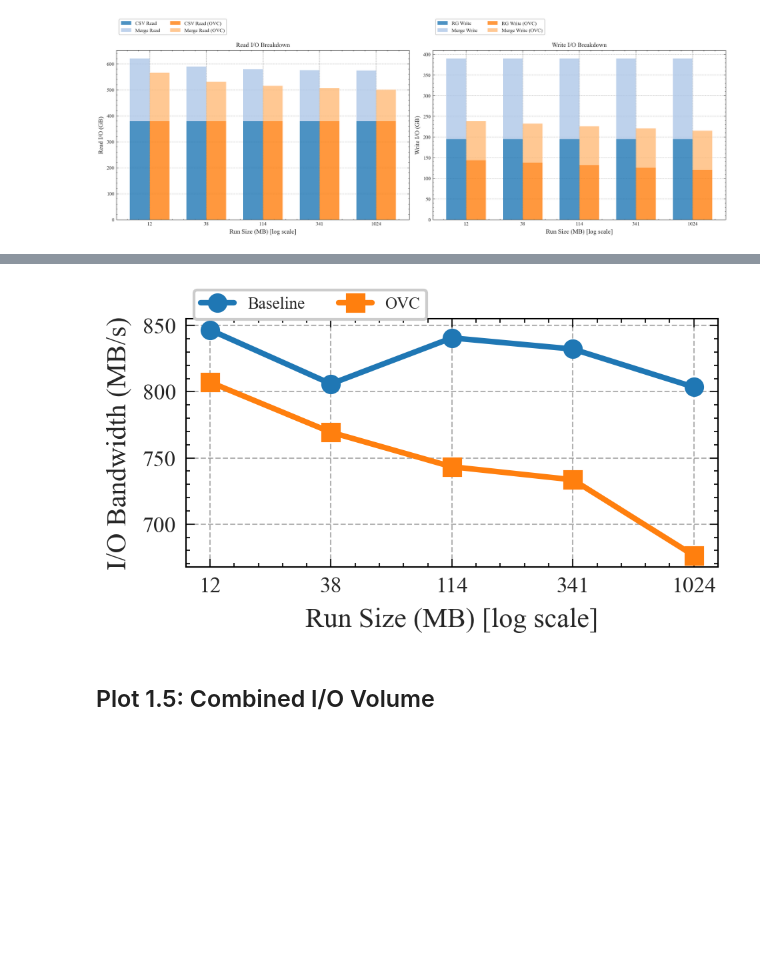
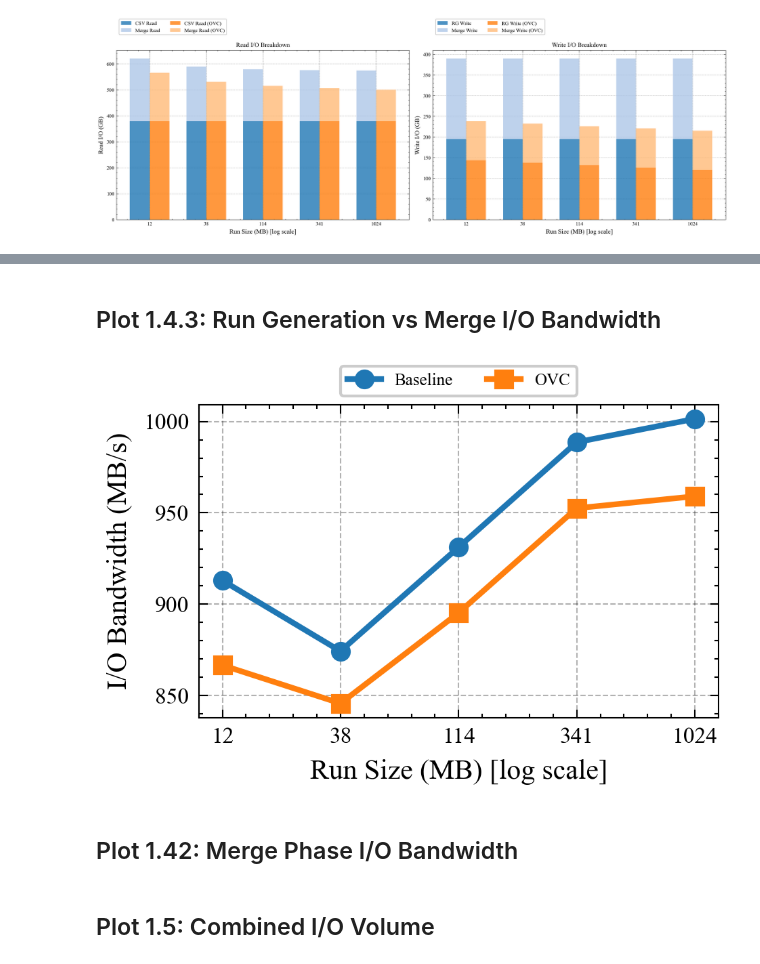
Before and after one commit to cmbenello/es, a Jupyter notebook: logs/run_length_analysis.ipynb, the cells around one changed output, grey strips where cells are left out. Drawn from its saved outputs; the diff is of its cells as text; code cells hidden in the pictures; blank space fills up the shorter version.

```diff
--- a/logs/run_length_analysis.ipynb
+++ b/logs/run_length_analysis.ipynb
@@ -318,31 +391,39 @@ plt.show()
+# %% [markdown]
+## Plot 1.4.3: Run Generation vs Merge I/O Bandwidth
 # %%
-# Calculate I/O bandwidth
-baseline_bandwidth_mbs = [(r['total_io_gb'] * 1024) / r['total_time_s'] for r in baseline_results]
-ovc_bandwidth_mbs = [(r['total_io_gb'] * 1024) / r['total_time_s'] for r in ovc_results]
+# Calculate Merge Phase I/O bandwidth
+# During merge: merge reads + merge writes
+baseline_m_io_gb = [(r['m_read_gb'] + r['m_write_gb']) for r in baseline_results]
+baseline_m_bandwidth_mbs = [(io_gb * 1024) / r['merge_time_s'] for io_gb, r in zip(baseline_m_io_gb, baseline_results)]
 
-# Create I/O Bandwidth plot
+ovc_m_io_gb = [(r['m_read_gb'] + r['m_write_gb']) for r in ovc_results]
+ovc_m_bandwidth_mbs = [(io_gb * 1024) / r['merge_time_s'] for io_gb, r in zip(ovc_m_io_gb, ovc_results)]
+
+# Create Merge Phase I/O Bandwidth plot
 fig, ax = plt.subplots()
 
 x = np.arange(len(baseline_run_sizes))
 
-# Plot I/O Bandwidth
-ax.plot(x, baseline_bandwidth_mbs, 'o-', linewidth=2, markersize=6,
+# Plot Merge Phase I/O Bandwidth
+ax.plot(x, baseline_m_bandwidth_mbs, 'o-', linewidth=2, markersize=6,
          label='Baseline', color='#1f77b4')
-ax.plot(x, ovc_bandwidth_mbs, 's-', linewidth=2, markersize=6,
+ax.plot(x, ovc_m_bandwidth_mbs, 's-', linewidth=2, markersize=6,
          label='OVC', color='#ff7f0e')
 
 ax.set_xlabel('Run Size (MB) [log scale]')
 ax.set_ylabel('I/O Bandwidth (MB/s)')
 ax.set_xticks(x)
 ax.set_xticklabels([f'{int(s)}' for s in baseline_run_sizes])
-ax.legend(loc='upper left', bbox_to_anchor=(0, 1.15), ncol=2)
+ax.legend(loc='upper center', bbox_to_anchor=(0.5, 1.15), ncols=2)
 ax.grid(True, alpha=0.3)
 
-plt.tight_layout()
-plt.savefig('run_length_io_bandwidth.svg', dpi=300)
+# plt.tight_layout()
+plt.savefig('run_length_io_bandwidth_merge.svg', dpi=300)
 plt.show()
 # %% [output]
-[figure, old version]
+[figure, new version]
+# %% [markdown]
+## Plot 1.42: Merge Phase I/O Bandwidth
 # %% [markdown]
 ## Plot 1.5: Combined I/O Volume
 # %%
```
Also changed, not shown: parts of 4 cells of this notebook, 26 other files.
